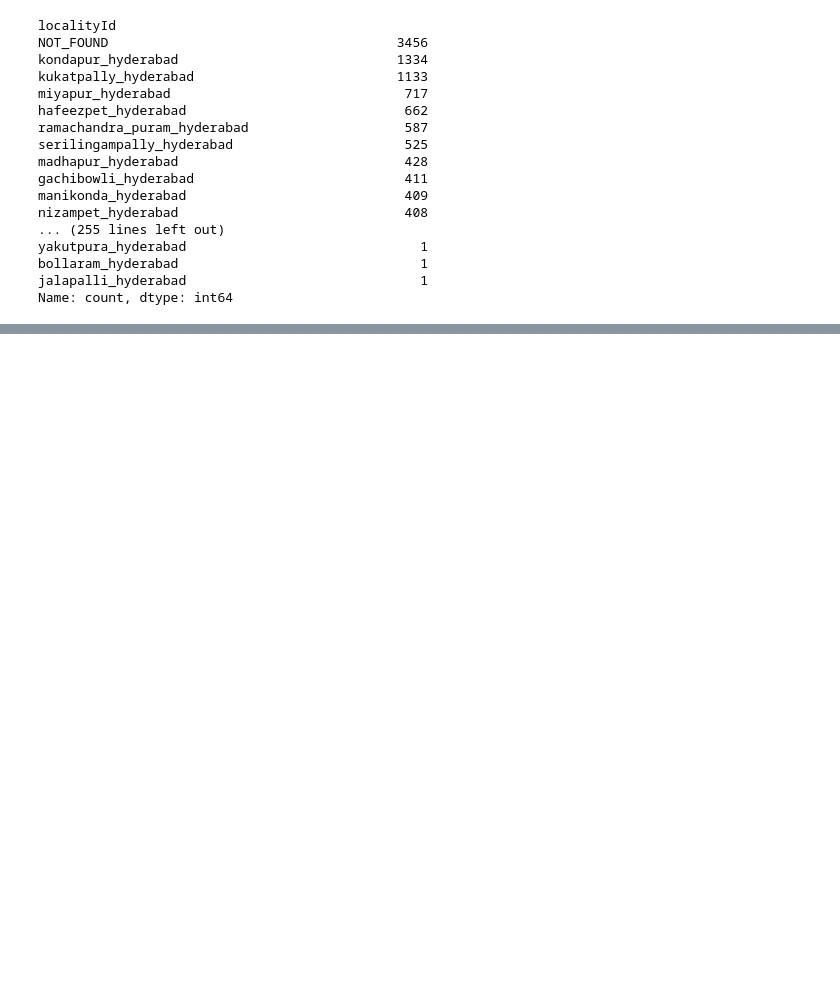
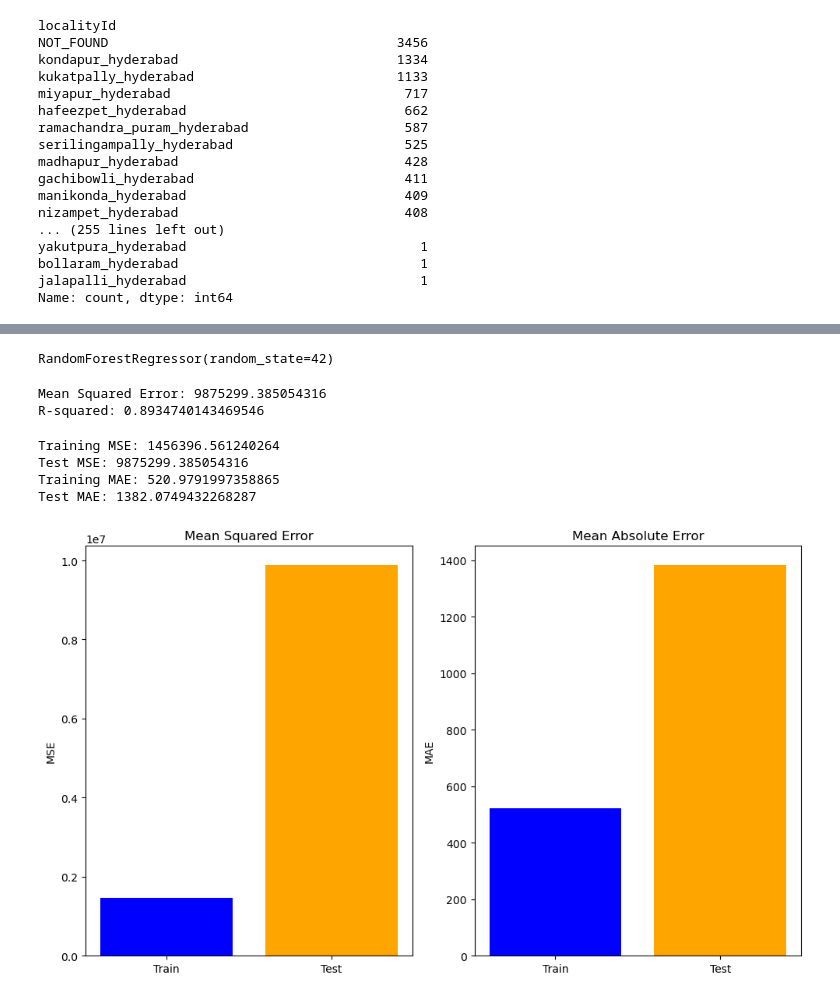
Before and after one commit to ishani2021/MLProjects, a Jupyter notebook: House_Price_Prediction/Hyderabad house rent prediction.ipynb, the cells around one changed output, grey strips where cells are left out. Saved outputs shown, nothing was run; the diff lists cells and outputs as text; code cells hidden in the pictures; blank space fills up the shorter version.

Commit message:
random forest

```diff
--- a/House_Price_Prediction/Hyderabad house rent prediction.ipynb
+++ b/House_Price_Prediction/Hyderabad house rent prediction.ipynb
@@ -781,0 +830,4 @@ h1 = h1.drop(columns=['locality'], axis =1)
+# %%
+categorical_cols = ['facing','furnishingDesc','localityId','parking','parkingDesc','propertyType','type_bhk','waterSupply']
+# %%
+data_encoded = pd.get_dummies(h1, columns=categorical_cols, drop_first=True)
@@ -781,0 +843,65 @@ h1 = h1.drop(columns=['locality'], axis =1)
+# %%
+from sklearn.ensemble import RandomForestRegressor
+
+# Initialize the model
+rf_model = RandomForestRegressor(n_estimators=100, random_state=42)
+
+# Train the model
+rf_model.fit(X_train, y_train)
+# %% [output]
+RandomForestRegressor(random_state=42)
+# %%
+from sklearn.metrics import mean_squared_error, r2_score
+
+# Make predictions on the test set
+y_pred = rf_model.predict(X_test)
+
+# Evaluate the model
+mse = mean_squared_error(y_test, y_pred)
+r2 = r2_score(y_test, y_pred)
+
+print(f"Mean Squared Error: {mse}")
+print(f"R-squared: {r2}")
+# %% [output]
+Mean Squared Error: 9875299.385054316
+R-squared: 0.8934740143469546
+# %%
+from sklearn.metrics import mean_squared_error, mean_absolute_error
+y_train_pred = rf_model.predict(X_train)
+# Predict on test data
+y_test_pred = rf_model.predict(X_test)
+
+# Calculate Mean Squared Error
+train_mse = mean_squared_error(y_train, y_train_pred)
+test_mse = mean_squared_error(y_test, y_test_pred)
+train_mae = mean_absolute_error(y_train, y_train_pred)
+test_mae = mean_absolute_error(y_test, y_test_pred)
+
+print(f"Training MSE: {train_mse}")
+print(f"Test MSE: {test_mse}")
+print(f"Training MAE: {train_mae}")
+print(f"Test MAE: {test_mae}")
+# %% [output]
+Training MSE: 1456396.561240264
+Test MSE: 9875299.385054316
+Training MAE: 520.9791997358865
+Test MAE: 1382.0749432268287
+# %%
+plt.figure(figsize=(10, 6))
+
+# Mean Squared Error
+plt.subplot(1, 2, 1)
+plt.bar(['Train', 'Test'], [train_mse, test_mse], color=['blue', 'orange'])
+plt.title('Mean Squared Error')
+plt.ylabel('MSE')
+
+# Mean Absolute Error
+plt.subplot(1, 2, 2)
+plt.bar(['Train', 'Test'], [train_mae, test_mae], color=['blue', 'orange'])
+plt.title('Mean Absolute Error')
+plt.ylabel('MAE')
+
+plt.tight_layout()
+plt.show()
+# %% [output]
+[figure, added]
```
Also changed, not shown: parts of 8 cells of this notebook.
